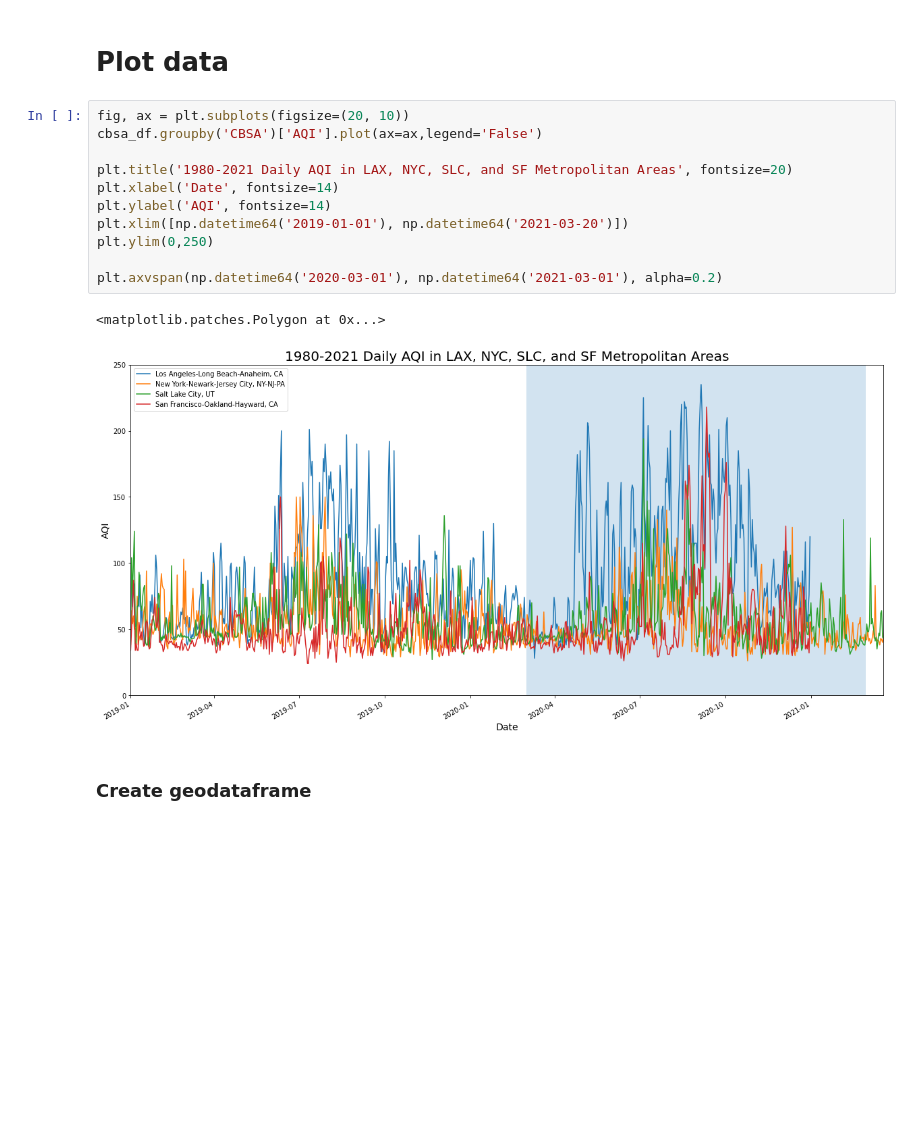
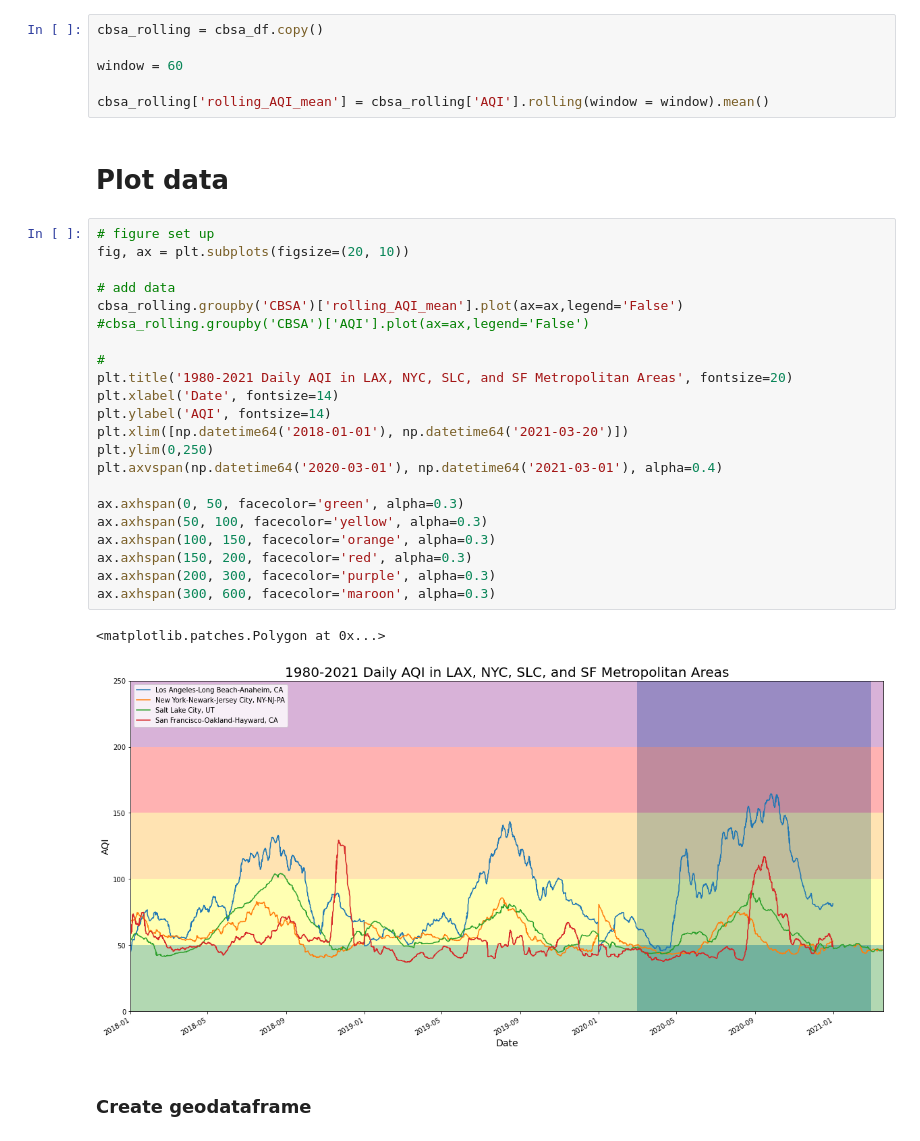
Before and after one commit to aqi-science/notebook, a Jupyter notebook: NY_Covid_AQI.ipynb, the cells around one changed output. Drawn from its saved outputs; the diff is of its cells as text; blank space fills up the shorter version.

Commit message:
rolling mean

```diff
--- a/NY_Covid_AQI.ipynb
+++ b/NY_Covid_AQI.ipynb
@@ -136,19 +138,36 @@ cbsa_df.set_index('Date', inplace=True)
+# %%
+cbsa_rolling = cbsa_df.copy()
+
+window = 60
+
+cbsa_rolling['rolling_AQI_mean'] = cbsa_rolling['AQI'].rolling(window = window).mean()
 # %% [markdown]
 # Plot data
 # %%
+# figure set up
 fig, ax = plt.subplots(figsize=(20, 10))
-cbsa_df.groupby('CBSA')['AQI'].plot(ax=ax,legend='False')
 
+# add data
+cbsa_rolling.groupby('CBSA')['rolling_AQI_mean'].plot(ax=ax,legend='False')
+#cbsa_rolling.groupby('CBSA')['AQI'].plot(ax=ax,legend='False')
+
+#
 plt.title('1980-2021 Daily AQI in LAX, NYC, SLC, and SF Metropolitan Areas', fontsize=20)
 plt.xlabel('Date', fontsize=14)
 plt.ylabel('AQI', fontsize=14)
-plt.xlim([np.datetime64('2019-01-01'), np.datetime64('2021-03-20')])
+plt.xlim([np.datetime64('2018-01-01'), np.datetime64('2021-03-20')])
 plt.ylim(0,250)
+plt.axvspan(np.datetime64('2020-03-01'), np.datetime64('2021-03-01'), alpha=0.4)
 
-plt.axvspan(np.datetime64('2020-03-01'), np.datetime64('2021-03-01'), alpha=0.2)
+ax.axhspan(0, 50, facecolor='green', alpha=0.3)
+ax.axhspan(50, 100, facecolor='yellow', alpha=0.3)
+ax.axhspan(100, 150, facecolor='orange', alpha=0.3)
+ax.axhspan(150, 200, facecolor='red', alpha=0.3)
+ax.axhspan(200, 300, facecolor='purple', alpha=0.3)
+ax.axhspan(300, 600, facecolor='maroon', alpha=0.3)
 # %% [output]
 <matplotlib.patches.Polygon at 0x...>
-[figure, old version]
+[figure, new version]
 # %% [markdown]
 ### Create geodataframe
 # %%
```
Also changed, not shown: parts of 13 cells of this notebook.
